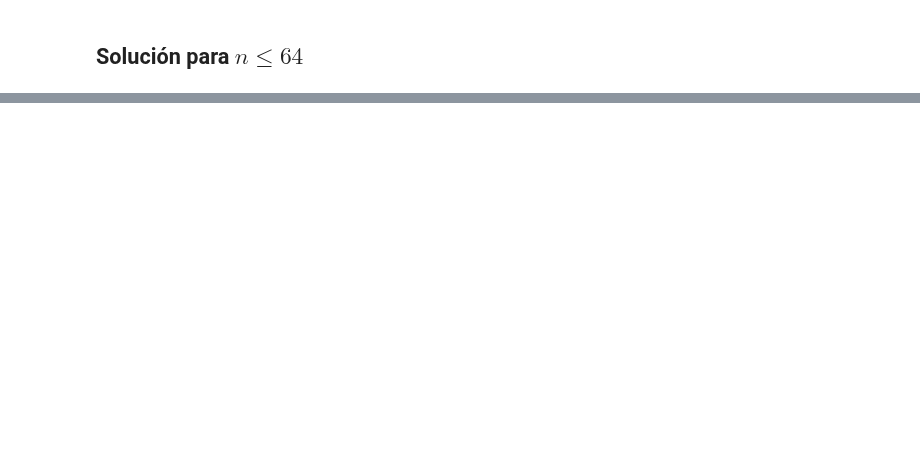
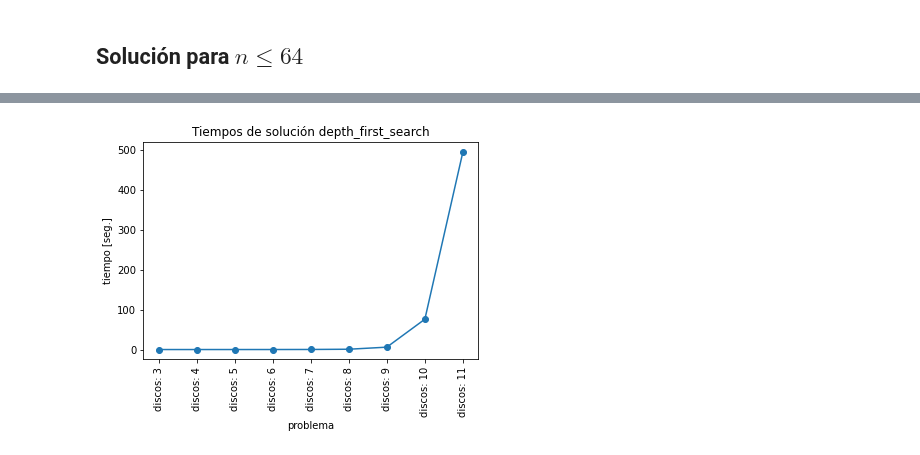
Before and after one commit to cgaravitoc/macc, a Jupyter notebook: AI/Miniproyecto - torres de hanoi/Hanoi.ipynb, the cells around one changed output, grey strips where cells are left out. Drawn from its saved outputs; the diff is of its cells as text; code cells hidden in the pictures; blank space fills up the shorter version.

Commit message:
update notebook hanoi with corrections for times for solution as funcition of num_disc

```diff
--- a/AI/Miniproyecto - torres de hanoi/Hanoi.ipynb
+++ b/AI/Miniproyecto - torres de hanoi/Hanoi.ipynb
@@ -343,0 +365,9 @@ plt.show()
+# %%
+dict_test_mean = {}
+for i in range(3, 12):
+    prob = Hannoi(num_disc= i)
+    arranca = perf_counter()
+    depth_first_search(prob)
+    para = perf_counter()
+    dict_test_mean[f"discos: {i}"] = para - arranca
+    #print(f"discos {i} - tiempo: {para - arranca}")
@@ -343,0 +384,16 @@ plt.show()
+# %%
+import matplotlib.pylab as plt
+
+
+myList = dict_test_mean.items()
+#myList = sorted(myList)
+x, y = zip(*myList)
+
+plt.plot(x, y , 'o-')
+plt.xticks(rotation=90)
+plt.xlabel('problema')
+plt.ylabel('tiempo [seg.]')
+plt.title('Tiempos de solución depth_first_search')
+plt.show()
+# %% [output]
+[figure, added]
```
Also changed, not shown: parts of 7 cells of this notebook.
